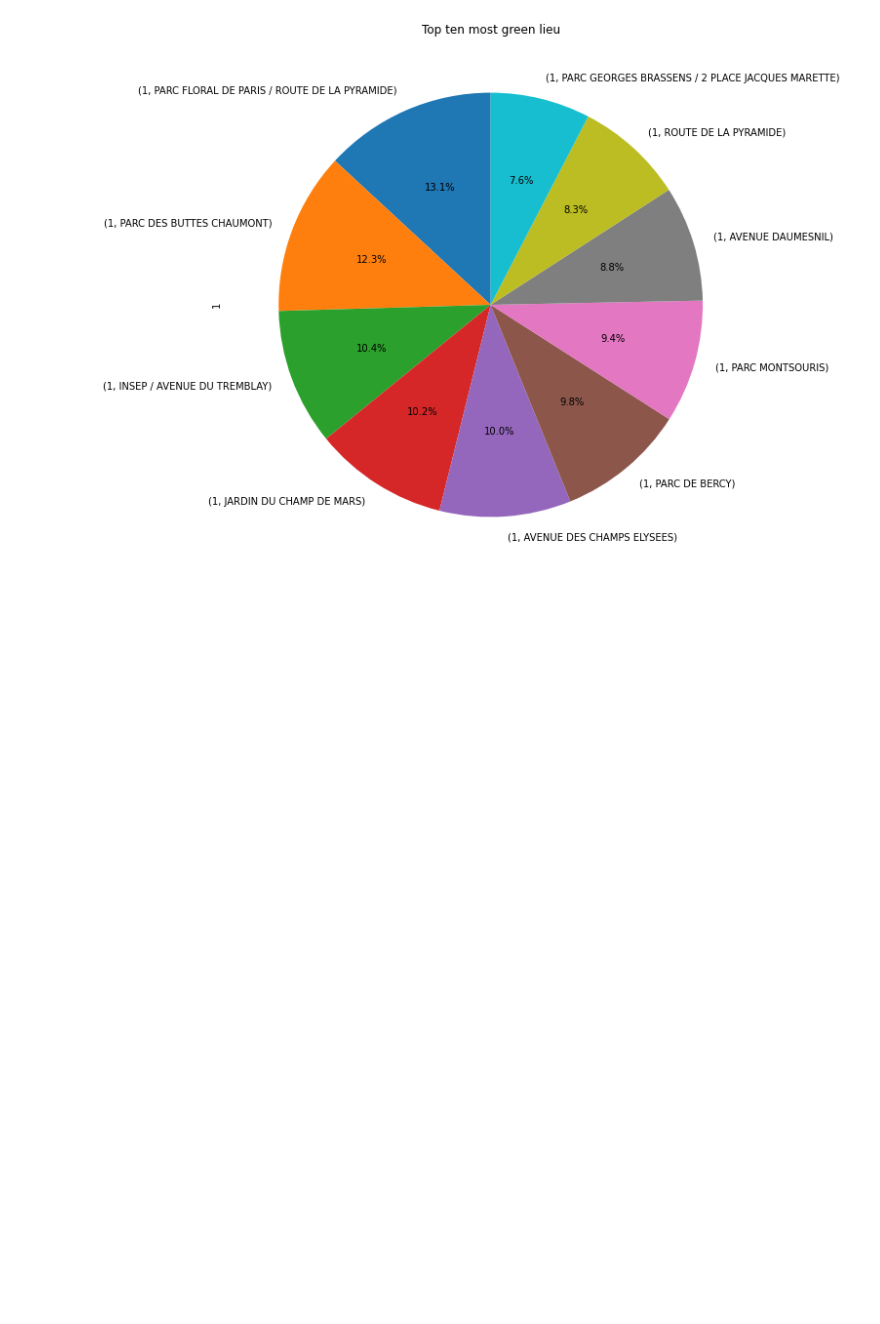
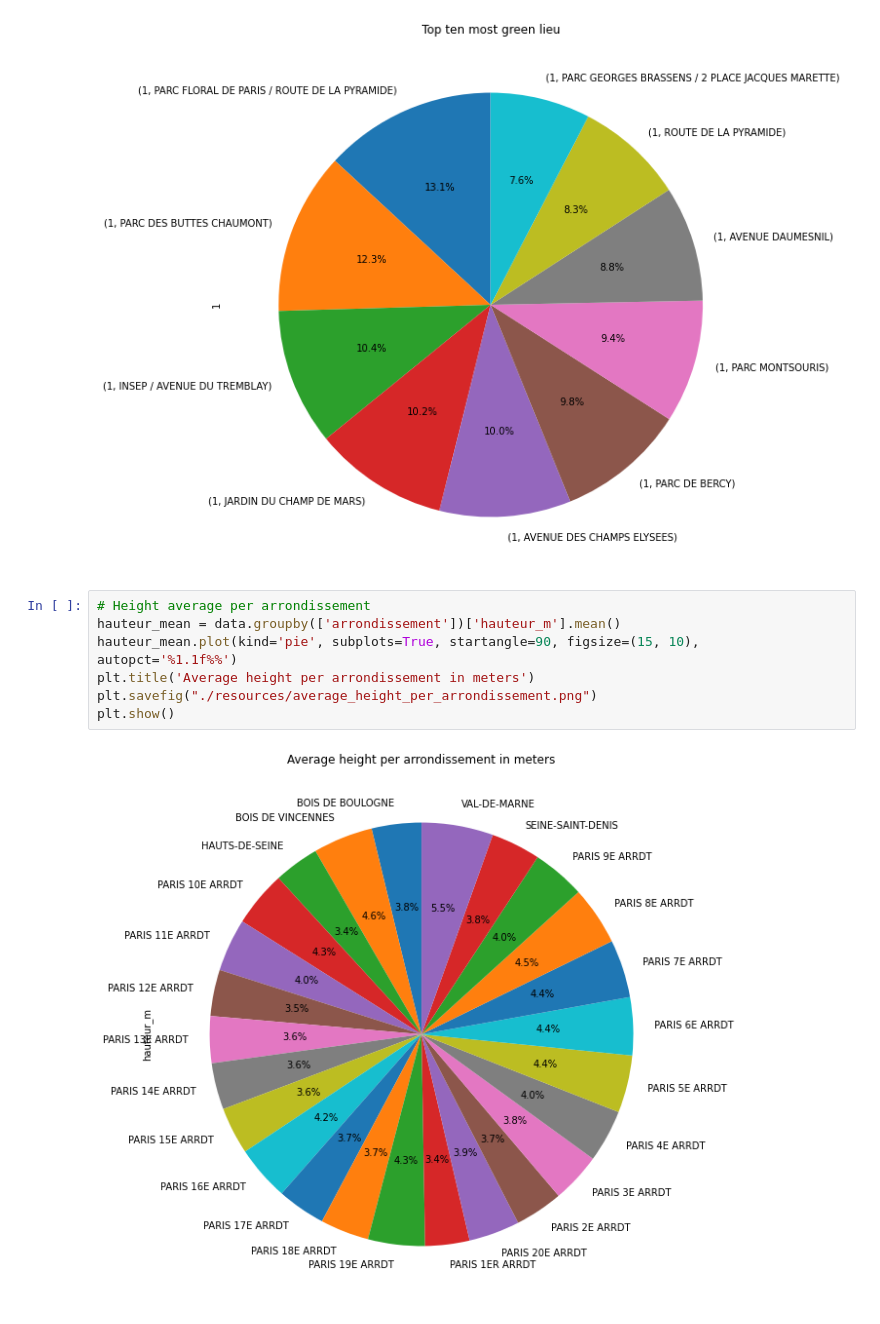
Before and after one commit to lynda-trad/Paris-Trees, a Jupyter notebook: Trees-of-Paris.ipynb, the cells around one changed output. Drawn from its saved outputs; the diff is of its cells as text; blank space fills up the shorter version.

Commit message:
removed y label from graphs; started average height and circumference graphs + jupyter update

```diff
--- a/Trees-of-Paris.ipynb
+++ b/Trees-of-Paris.ipynb
@@ -120,3 +120,12 @@ plt.savefig("./resources/top_ten_lieu.png")
 plt.show()
 # %% [output]
 [figure]
+# %%
+# Height average per arrondissement
+hauteur_mean = data.groupby(['arrondissement'])['hauteur_m'].mean()
+hauteur_mean.plot(kind='pie', subplots=True, startangle=90, figsize=(15, 10), autopct='%1.1f%%')
+plt.title('Average height per arrondissement in meters')
+plt.savefig("./resources/average_height_per_arrondissement.png")
+plt.show()
+# %% [output]
+[figure, added]
```
Also changed, not shown: parts of 1 cell of this notebook, 6 other files.
